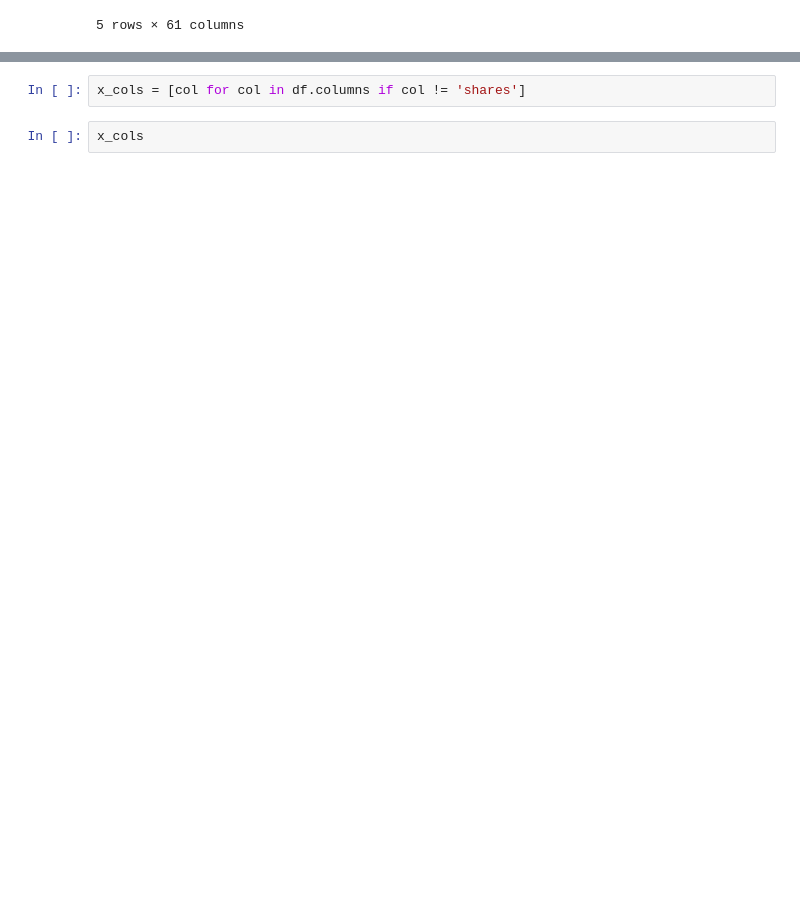
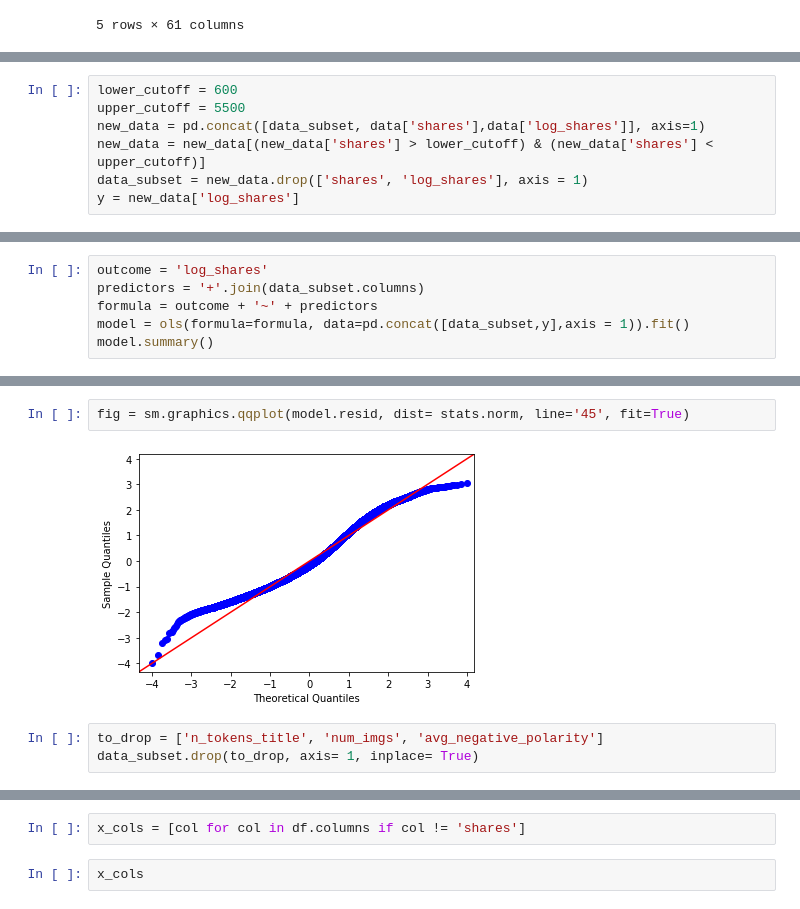
Before and after one commit to aroayeo/Predicting-Online-News-Popularity, a Jupyter notebook: Mo Notebook.ipynb, the cells around one changed output, grey strips where cells are left out. Drawn from its saved outputs; the diff is of its cells as text; blank space fills up the shorter version.

```diff
--- a/Mo Notebook.ipynb
+++ b/Mo Notebook.ipynb
@@ -63,0 +276,7 @@ for col in df.columns:
+# %%
+lower_cutoff = 600
+upper_cutoff = 5500
+new_data = pd.concat([data_subset, data['shares'],data['log_shares']], axis=1)
+new_data = new_data[(new_data['shares'] > lower_cutoff) & (new_data['shares'] < upper_cutoff)]
+data_subset = new_data.drop(['shares', 'log_shares'], axis = 1)
+y = new_data['log_shares']
@@ -63,0 +299,6 @@ for col in df.columns:
+# %%
+outcome = 'log_shares'
+predictors = '+'.join(data_subset.columns)
+formula = outcome + '~' + predictors
+model = ols(formula=formula, data=pd.concat([data_subset,y],axis = 1)).fit()
+model.summary()
@@ -63,0 +340,7 @@ for col in df.columns:
+# %%
+fig = sm.graphics.qqplot(model.resid, dist= stats.norm, line='45', fit=True)
+# %% [output]
+[figure, added]
+# %%
+to_drop = ['n_tokens_title', 'num_imgs', 'avg_negative_polarity']
+data_subset.drop(to_drop, axis= 1, inplace= True)
```
Also changed, not shown: parts of 33 cells of this notebook, 2 other files.
